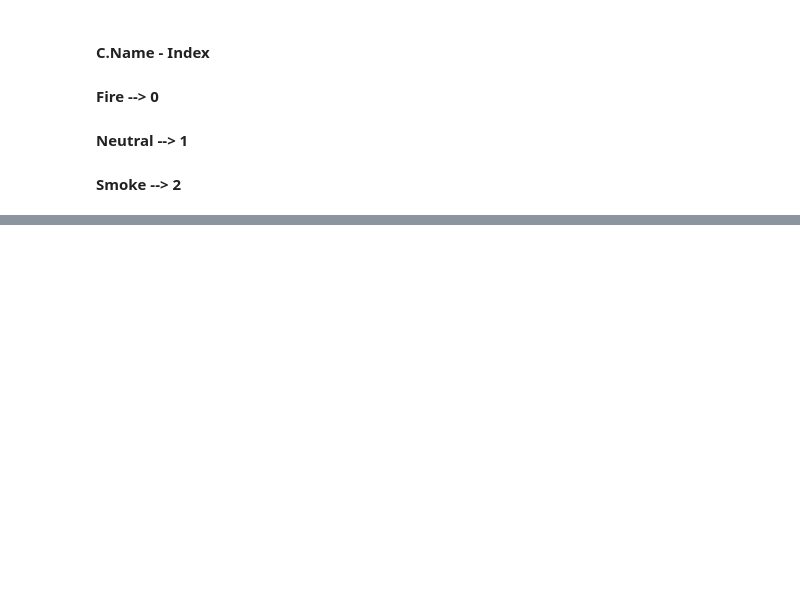
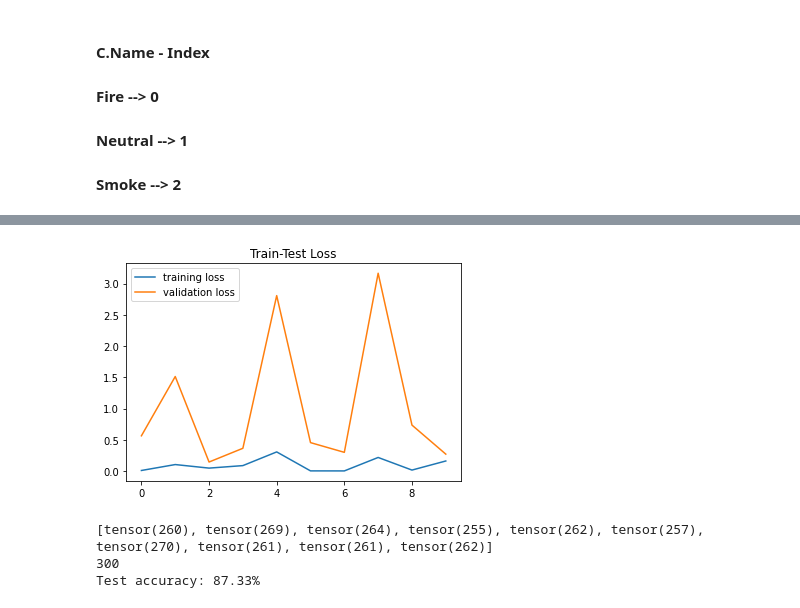
Before and after one commit to rifatislamomio/Neural-Net_Flame-Smoke-Detection, a Jupyter notebook: cse465-flame-smoke-detection.ipynb, the cells around one changed output, grey strips where cells are left out. Drawn from its saved outputs; the diff is of its cells as text; code cells hidden in the pictures; blank space fills up the shorter version.

Commit message:
Enhancement #2:  Alexnet added.

```diff
--- a/cse465-flame-smoke-detection.ipynb
+++ b/cse465-flame-smoke-detection.ipynb
@@ -371,3 +306,6 @@ Test accuracy: 83.67%
+# %%
+for i,acc in enumerate(test_correct):
+    print(f'Test accuracy for ephoch-{i+1}: {acc.item()*100/test_data_size:.2f}%')
 # %%
 #Testing a single image
 img_index = 25
@@ -389,0 +331,2 @@ Predicted class: Smoke
+# %%
+modelAlexnet = models.alexnet(pretrained=True)
@@ -389,0 +377,19 @@ Predicted class: Smoke
+# %%
+#Hyperparams
+ALEXLR = 0.001
+ALEXEPOCH = 15
+ALEXSEED = 42
+ALEXDROPOUT  = 0.5
+ALEX_MAX_BATCH_SIZE = 99999999
+torch.manual_seed(ALEXSEED)
+
+#Modifying the classicification section
+modelAlexnet.classifier = nn.Sequential(nn.Linear(9216,1024),
+                                       nn.ReLU(),
+                                       nn.Dropout(ALEXDROPOUT),
+                                       nn.Linear(1024,512),
+                                       nn.ReLU(),
+                                       nn.Linear(512,256),
+                                       nn.ReLU(),
+                                       nn.Linear(256,3),
+                                       nn.LogSoftmax(dim=1))
@@ -389,0 +442,3 @@ Predicted class: Smoke
+# %%
+criterion = nn.CrossEntropyLoss()
+optimizer = torch.optim.Adam(modelAlexnet.classifier.parameters(), lr=ALEXLR)
@@ -389,0 +523,15 @@ Predicted class: Smoke
+# %%
+plt.plot(train_losses_anet, label='training loss')
+plt.plot(test_losses_anet, label='validation loss')
+plt.title('Train-Test Loss')
+plt.legend();
+# %% [output]
+[figure, added]
+# %%
+print(test_correct_anet)
+test_data_size = len(test_data)
+print(f'Test accuracy: {test_correct_anet[-1].item()*100/test_data_size:.2f}%')
+# %% [output]
+[tensor(260), tensor(269), tensor(264), tensor(255), tensor(262), tensor(257), tensor(270), tensor(261), tensor(261), tensor(262)]
+300
+Test accuracy: 87.33%
```
Also changed, not shown: parts of 23 cells of this notebook.
